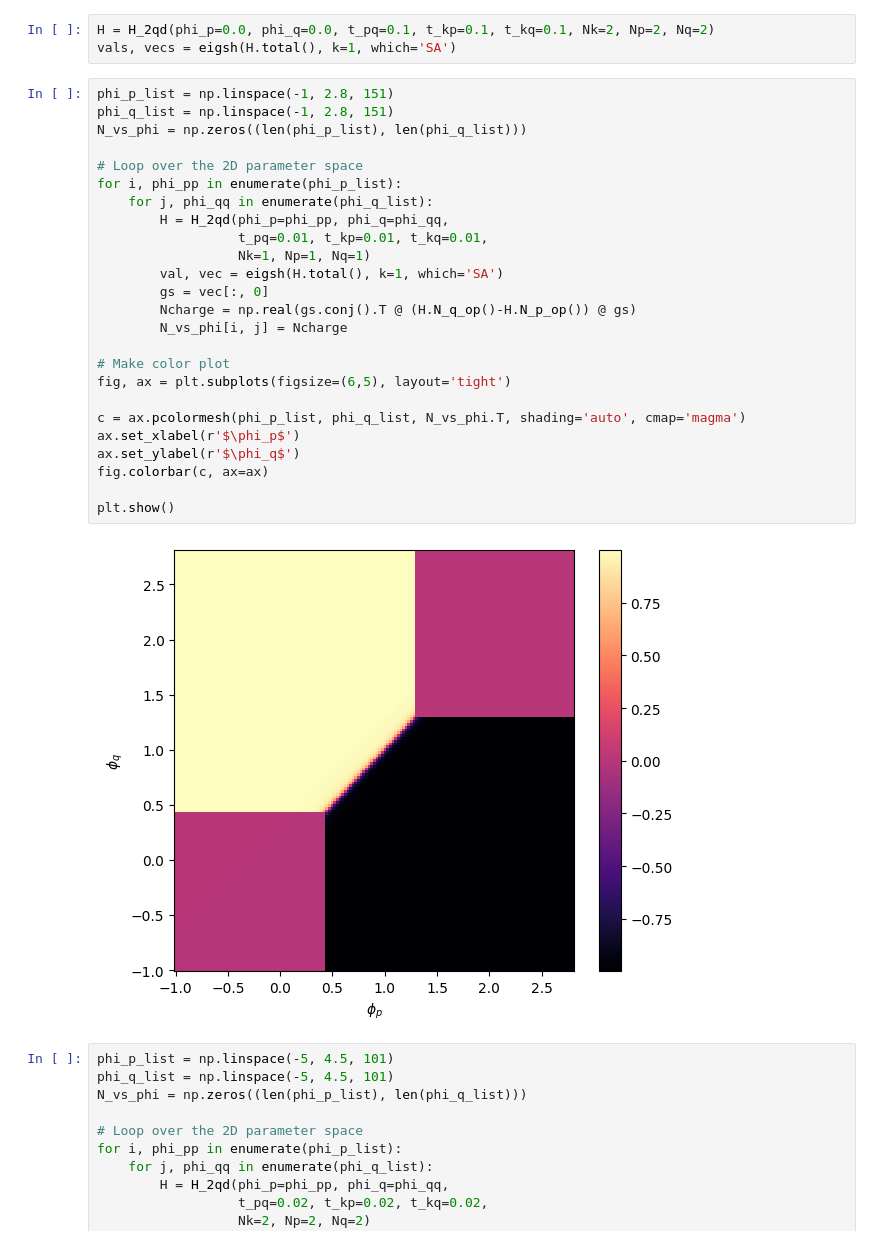
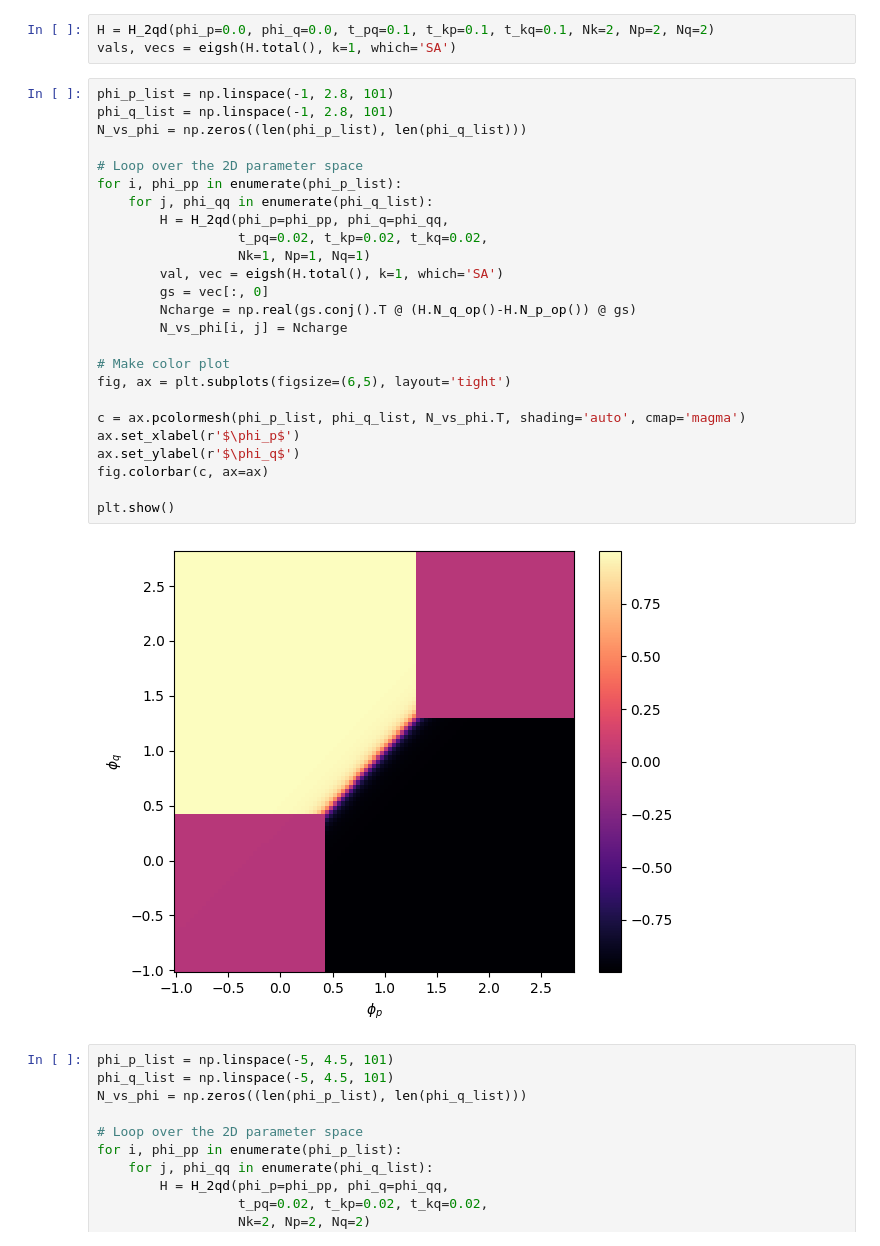
Before and after one commit to BingchengSuo/Condensed-Matter-Theory, a Jupyter notebook: DCK/Matveev's Grain.ipynb, the cells around one changed output. Cells and saved outputs as stored; diff of their text form.

```diff
--- a/DCK/Matveev's Grain.ipynb
+++ b/DCK/Matveev's Grain.ipynb
@@ -480,32 +480,32 @@ class H_2qd:
 H = H_2qd(phi_p=0.0, phi_q=0.0, t_pq=0.1, t_kp=0.1, t_kq=0.1, Nk=2, Np=2, Nq=2)
 vals, vecs = eigsh(H.total(), k=1, which='SA')
 # %%
-phi_p_list = np.linspace(-1, 2.8, 151)
-phi_q_list = np.linspace(-1, 2.8, 151)
+phi_p_list = np.linspace(-1, 2.8, 101)
+phi_q_list = np.linspace(-1, 2.8, 101)
 N_vs_phi = np.zeros((len(phi_p_list), len(phi_q_list)))
 
 # Loop over the 2D parameter space
 for i, phi_pp in enumerate(phi_p_list):
     for j, phi_qq in enumerate(phi_q_list):
         H = H_2qd(phi_p=phi_pp, phi_q=phi_qq,
-                  t_pq=0.01, t_kp=0.01, t_kq=0.01,
+                  t_pq=0.02, t_kp=0.02, t_kq=0.02,
                   Nk=1, Np=1, Nq=1)
         val, vec = eigsh(H.total(), k=1, which='SA')
         gs = vec[:, 0]
         Ncharge = np.real(gs.conj().T @ (H.N_q_op()-H.N_p_op()) @ gs)
         N_vs_phi[i, j] = Ncharge
 
 # Make color plot
 fig, ax = plt.subplots(figsize=(6,5), layout='tight')
 
 c = ax.pcolormesh(phi_p_list, phi_q_list, N_vs_phi.T, shading='auto', cmap='magma')
 ax.set_xlabel(r'$\phi_p$')
 ax.set_ylabel(r'$\phi_q$')
 fig.colorbar(c, ax=ax)
 
 plt.show()
 # %% [output]
-[figure, old version]
+[figure, new version]
 # %%
 phi_p_list = np.linspace(-5, 4.5, 101)
 phi_q_list = np.linspace(-5, 4.5, 101)
```
